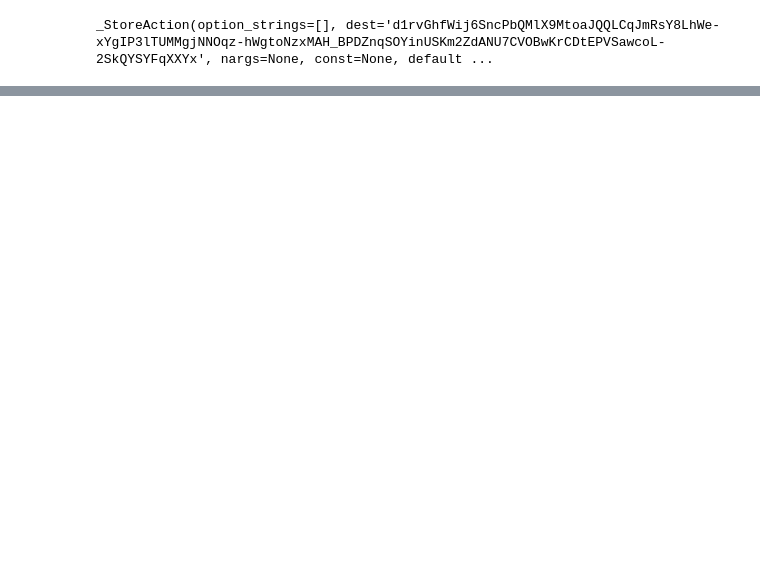
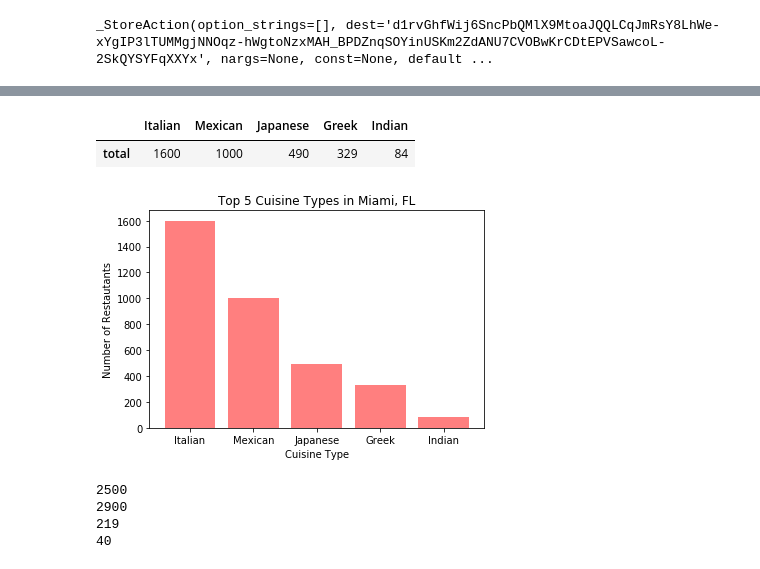
Before and after one commit to carolynew/Project-1-for-BootCamp, a Jupyter notebook: chelsea_folder/Washington_DC.ipynb, the cells around one changed output, grey strips where cells are left out. Cells and saved outputs as stored; diff of their text form; code cells hidden in the pictures; blank space fills up the shorter version.

```diff
--- a/chelsea_folder/Washington_DC.ipynb
+++ b/chelsea_folder/Washington_DC.ipynb
@@ -111,0 +92,19 @@ washington_data
+# %%
+yelp_api = YelpAPI(api_key)
+#printing top 5 best rated cuisines spots in Miami, FL
+print("****** 5 Best Rated Cuisines in Miami, FL ******\n")
+
+italian_results_fl = yelp_api.search_query(term='italian', location='miami, fl', attributes='restaurant')
+pprint(italian_results_fl['total'])
+
+mexican_results_fl = yelp_api.search_query(term='mexican', location='miami, fl', attributes='restaurant')
+pprint(mexican_results_fl['total'])
+
+japanese_results_fl = yelp_api.search_query(term='japanese', location='miami, fl', attributes='restaurant')
+pprint(japanese_results_fl['total'])
+
+greek_results_fl = yelp_api.search_query(term='greek', location='miami, fl', attributes='restaurant')
+pprint(greek_results_fl['total'])
+
+indian_results_fl = yelp_api.search_query(term='indian', location='miami, fl', attributes='restaurant')
+pprint(indian_results_fl['total'])
@@ -111,0 +119,10 @@ washington_data
+# %%
+miami_dict= ({"Italian": italian_results_fl,
+                "Mexican": mexican_results_fl,
+                "Japanese": japanese_results_fl,
+                "Greek": greek_results_fl,
+                "Indian": indian_results_fl
+})
+
+miami_data = pd.DataFrame(miami_dict)
+miami_data
@@ -111,0 +134,21 @@ washington_data
+# %%
+# Drop businesses & region from dataframe
+miami_data.drop(['businesses', 'region'], inplace=True)
+miami_data
+# %% [output]
+|  | Italian | Mexican | Japanese | Greek | Indian |
+| total | 1600 | 1000 | 490 | 329 | 84 |
+# %%
+# Bar chart for Miami FL
+height_fl = miami_data.values.flatten()
+x_range_fl = range(len(miami_dict))
+plt.bar(x_range_fl, height_fl, color='r', alpha=0.5, align='center')
+
+plt.title("Top 5 Cuisine Types in Miami, FL")
+plt.xlabel("Cuisine Type")
+plt.ylabel("Number of Restautants")
+plt.xticks(x_range_fl, miami_dict.keys())
+plt.savefig('Miami Top 5')
+plt.show()
+# %% [output]
+[figure, added]
@@ -111,0 +168,10 @@ washington_data
+# %%
+pprint(dc_search_1_results['total'])
+pprint(dc_search_2_results['total'])
+pprint(dc_search_3_results['total'])
+pprint(dc_search_4_results['total'])
+# %% [output]
+2500
+2900
+219
+40
```
Also changed, not shown: parts of 23 cells of this notebook, 4 other files.
